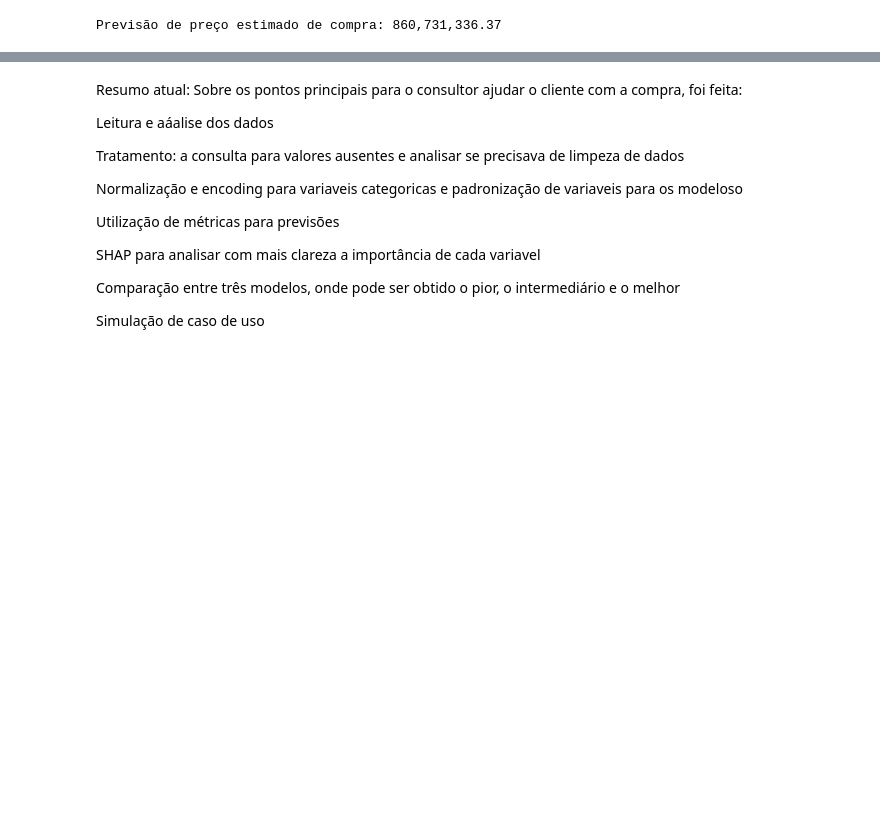
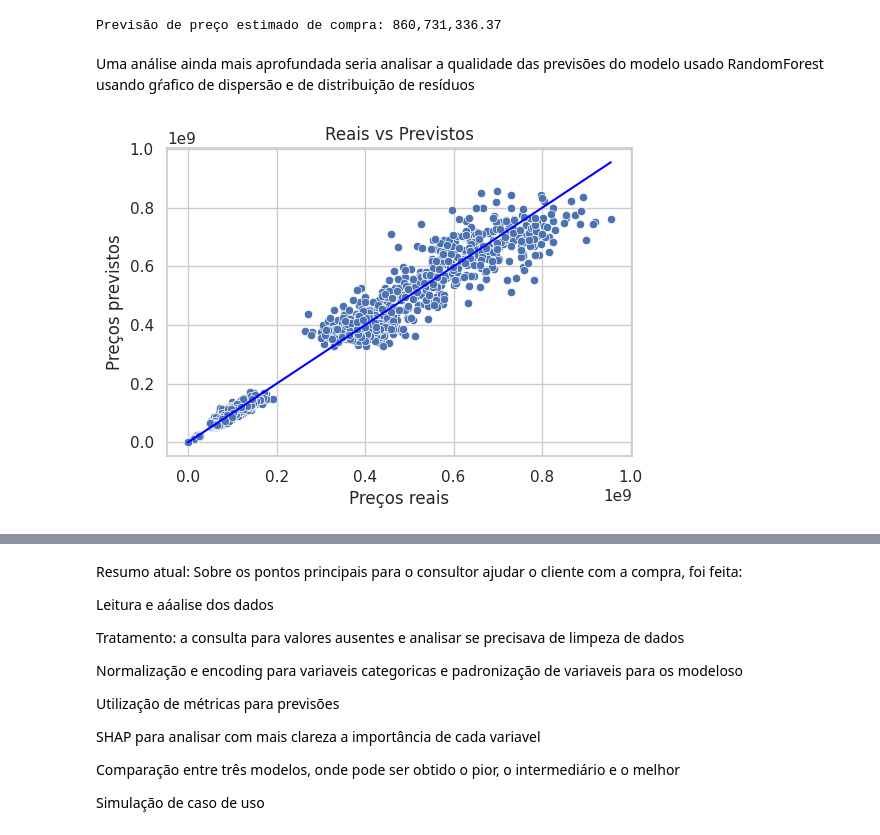
Before and after one commit to larifreitas/fundamentos-ds-e-ia, a Jupyter notebook: Atividade_airplane_price_dataset.ipynb, the cells around one changed output, grey strips where cells are left out. Saved outputs shown, nothing was run; the diff lists cells and outputs as text; code cells hidden in the pictures; blank space fills up the shorter version.

Commit message:
adicionado gráfico de dispersão e distribuição de resíduos

```diff
--- a/Atividade_airplane_price_dataset.ipynb
+++ b/Atividade_airplane_price_dataset.ipynb
@@ -725,3 +725,15 @@ Paola = modelo_rf.predict(Paola)
 print(f"Previsão de preço estimado de compra: {Paola[0]:,.2f}")
 # %% [output]
 Previsão de preço estimado de compra: 860,731,336.37
+# %% [markdown]
+Uma análise ainda mais aprofundada seria analisar a qualidade das previsões do modelo usado RandomForest usando gŕafico de dispersão e de distribuição de resíduos
+# %%
+plt.figure(figsize=(6, 4))
+sns.scatterplot(x=y_test, y=yPred_rf)
+plt.plot([y_test.min(), y_test.max()], [y_test.min(), y_test.max()], color='blue')
+plt.xlabel('Preços reais')
+plt.ylabel('Preços previstos')
+plt.title('Reais vs Previstos')
+plt.show()
+# %% [output]
+[figure, added]
```
Also changed, not shown: parts of 1 cell of this notebook.
